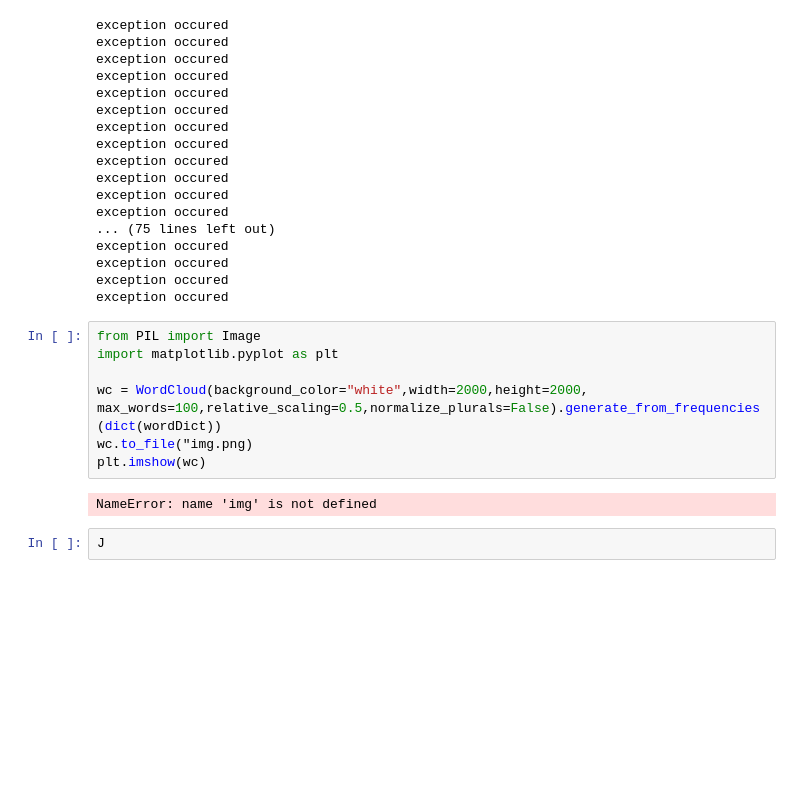
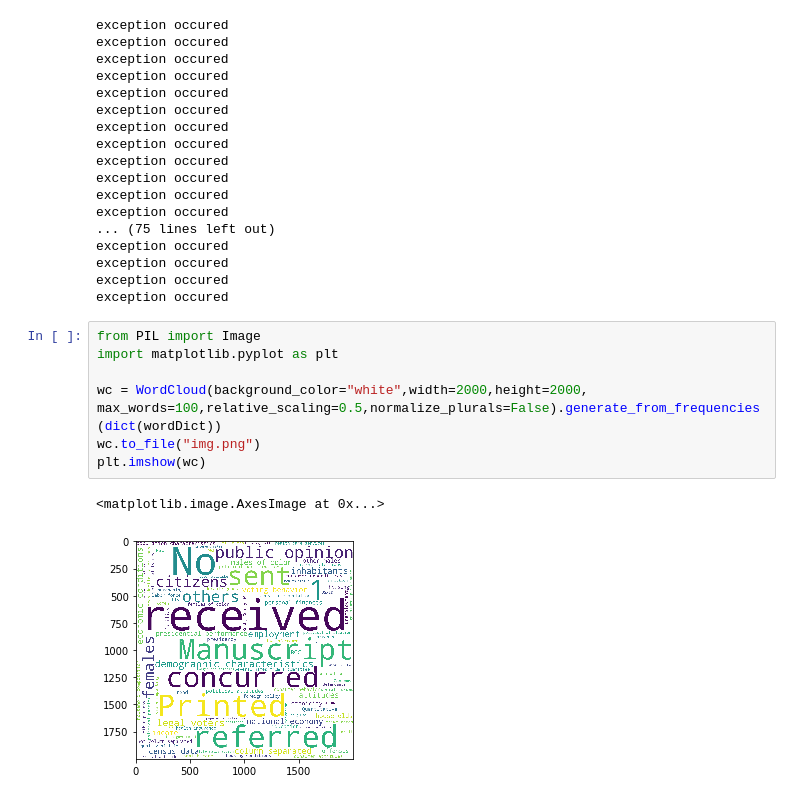
Before and after one commit to JonWoodlief/dataProject, a Jupyter notebook: finalProject.ipynb, the cells around one changed output. Saved outputs shown, nothing was run; the diff lists cells and outputs as text; blank space fills up the shorter version.

```diff
--- a/finalProject.ipynb
+++ b/finalProject.ipynb
@@ -39,11 +39,10 @@ exception occured
 # %%
 from PIL import Image
 import matplotlib.pyplot as plt
 
 wc = WordCloud(background_color="white",width=2000,height=2000, max_words=100,relative_scaling=0.5,normalize_plurals=False).generate_from_frequencies(dict(wordDict))
-wc.to_file("img.png)
+wc.to_file("img.png")
 plt.imshow(wc)
 # %% [output]
-NameError: name 'img' is not defined
+<matplotlib.image.AxesImage at 0x...>
+[figure, added]
-# %%
-J
```
